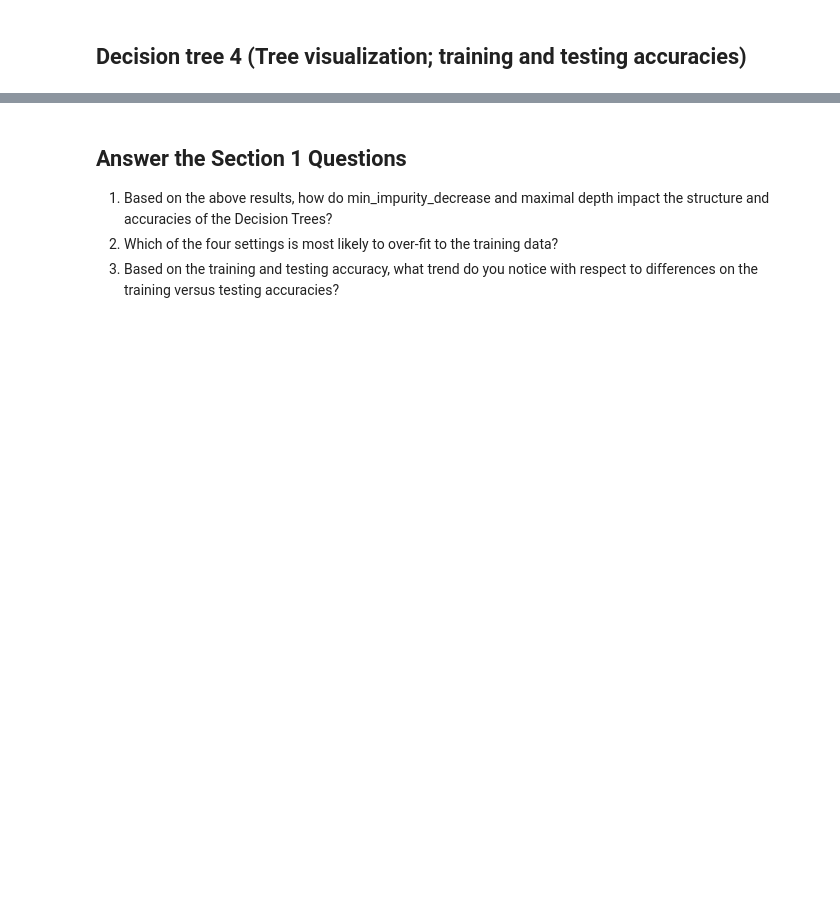
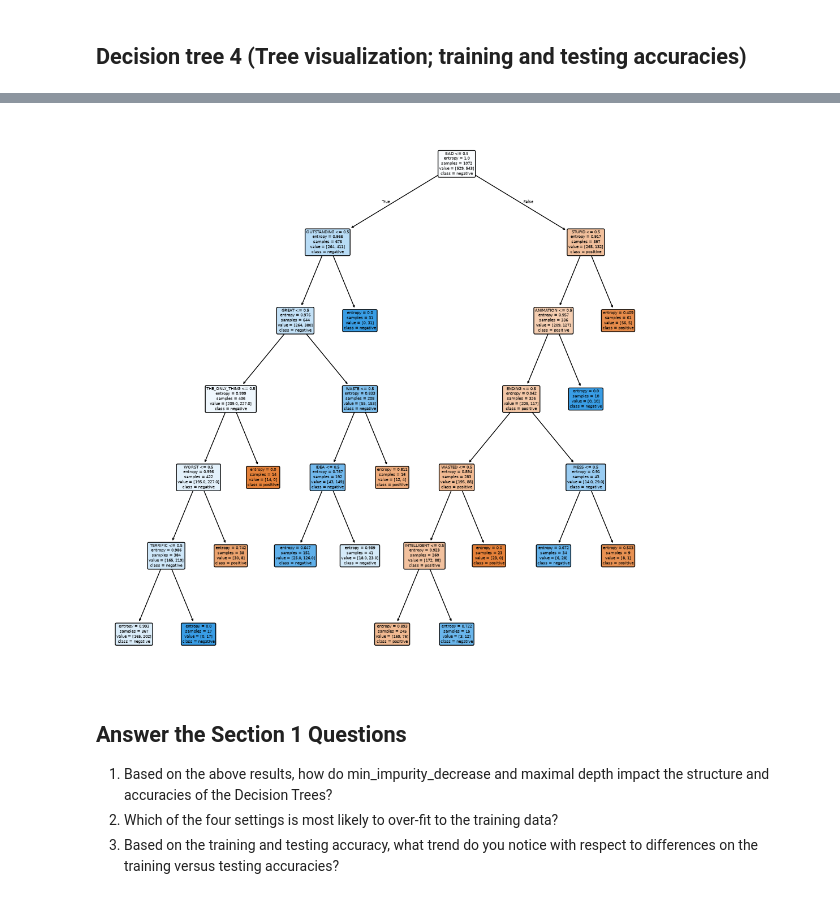
Before and after one commit to yxf9tv/comm4259-work, a Jupyter notebook: assignment_01/Assignment_01-Decision_Trees.ipynb, the cells around one changed output, grey strips where cells are left out. Saved outputs shown, nothing was run; the diff lists cells and outputs as text; code cells hidden in the pictures; blank space fills up the shorter version.

```diff
--- a/assignment_01/Assignment_01-Decision_Trees.ipynb
+++ b/assignment_01/Assignment_01-Decision_Trees.ipynb
@@ -92,3 +236,7 @@ print(sklearn.__version__)
+# %%
+viz_tree_fig(dt4, fnames, cnames, figname="tree4.pdf", show=True)
+# %% [output]
+[figure, added]
 # %% [markdown]
 ## Answer the Section 1 Questions
 
```
Also changed, not shown: parts of 19 cells of this notebook, 17 other files.
